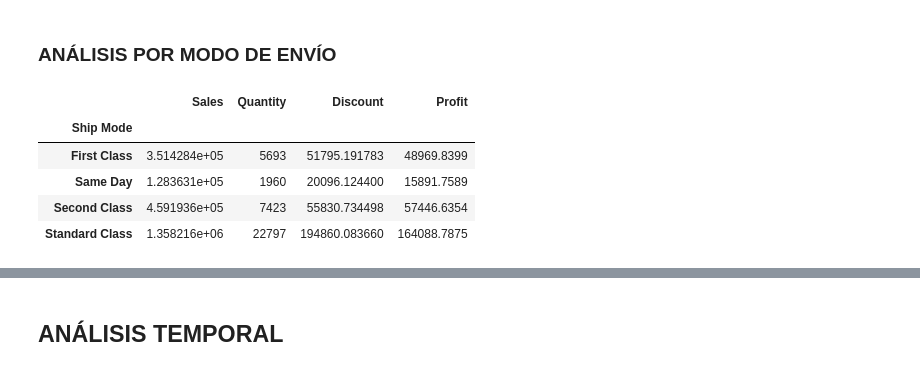
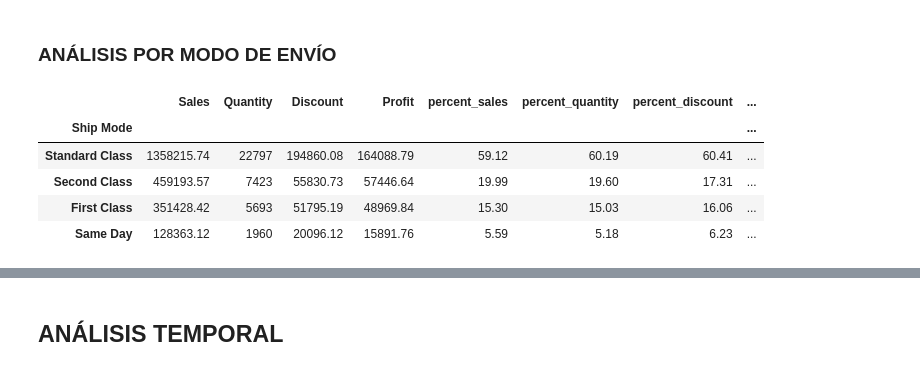
Before and after one commit to PabloJRW/super_store_projects, a Jupyter notebook: Super Store EDA.ipynb, the cells around one changed output, grey strips where cells are left out. Cells and saved outputs as stored; diff of their text form; code cells hidden in the pictures.

```diff
--- a/Super Store EDA.ipynb
+++ b/Super Store EDA.ipynb
@@ -6,6 +6,8 @@ import numpy as np
 import matplotlib.pyplot as plt
 %matplotlib inline
 import seaborn as sns
+# %%
+pd.set_option('display.float_format','{:.2f}'.format)
 # %%
 # Carga de datos
 data = pd.read_csv('Superstore.csv', parse_dates=['Order Date', 'Ship Date'])
@@ -388,11 +513,16 @@ for i, var in enumerate(['Region','Segment','Ship Mode']):
 ### ANÁLISIS POR MODO DE ENVÍO
 # %%
 grouped_by_shipmode = data.groupby(['Ship Mode']).sum().drop('Postal Code', axis=1)
+grouped_by_shipmode['percent_sales'] = round(grouped_by_shipmode.Sales / sum(grouped_by_shipmode.Sales) * 100, 2)
+grouped_by_shipmode['percent_quantity'] = round(grouped_by_shipmode.Quantity / sum(grouped_by_shipmode.Quantity) * 100, 2)
+grouped_by_shipmode['percent_discount'] = round(grouped_by_shipmode.Discount / sum(grouped_by_shipmode.Discount) * 100, 2)
+grouped_by_shipmode['percent_profit'] = round(grouped_by_shipmode.Profit / sum(grouped_by_shipmode.Profit) * 100, 2)
+grouped_by_shipmode = grouped_by_shipmode.sort_values(by='percent_quantity', ascending=False)
 grouped_by_shipmode
 # %% [output]
-|  | Sales | Quantity | Discount | Profit |
-| Ship Mode |  |  |  |  |
-| First Class | 3.514284e+05 | 5693 | 51795.191783 | 48969.8399 |
-| Same Day | 1.283631e+05 | 1960 | 20096.124400 | 15891.7589 |
-| Second Class | 4.591936e+05 | 7423 | 55830.734498 | 57446.6354 |
-| Standard Class | 1.358216e+06 | 22797 | 194860.083660 | 164088.7875 |
+|  | Sales | Quantity | Discount | Profit | percent_sales | percent_quantity | percent_discount | ... |
+| Ship Mode |  |  |  |  |  |  |  | ... |
+| Standard Class | 1358215.74 | 22797 | 194860.08 | 164088.79 | 59.12 | 60.19 | 60.41 | ... |
+| Second Class | 459193.57 | 7423 | 55830.73 | 57446.64 | 19.99 | 19.60 | 17.31 | ... |
+| First Class | 351428.42 | 5693 | 51795.19 | 48969.84 | 15.30 | 15.03 | 16.06 | ... |
+| Same Day | 128363.12 | 1960 | 20096.12 | 15891.76 | 5.59 | 5.18 | 6.23 | ... |
```
Also changed, not shown: parts of 25 cells of this notebook, 1 other file.
